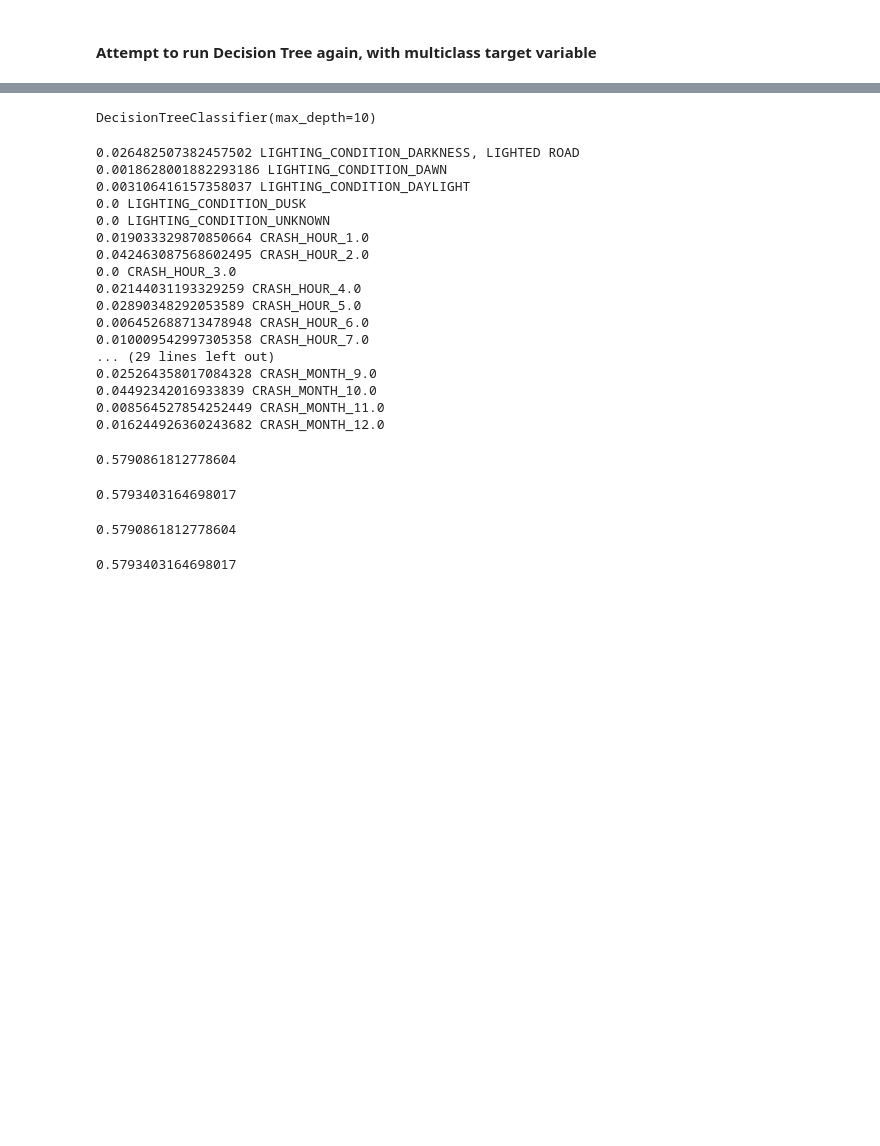
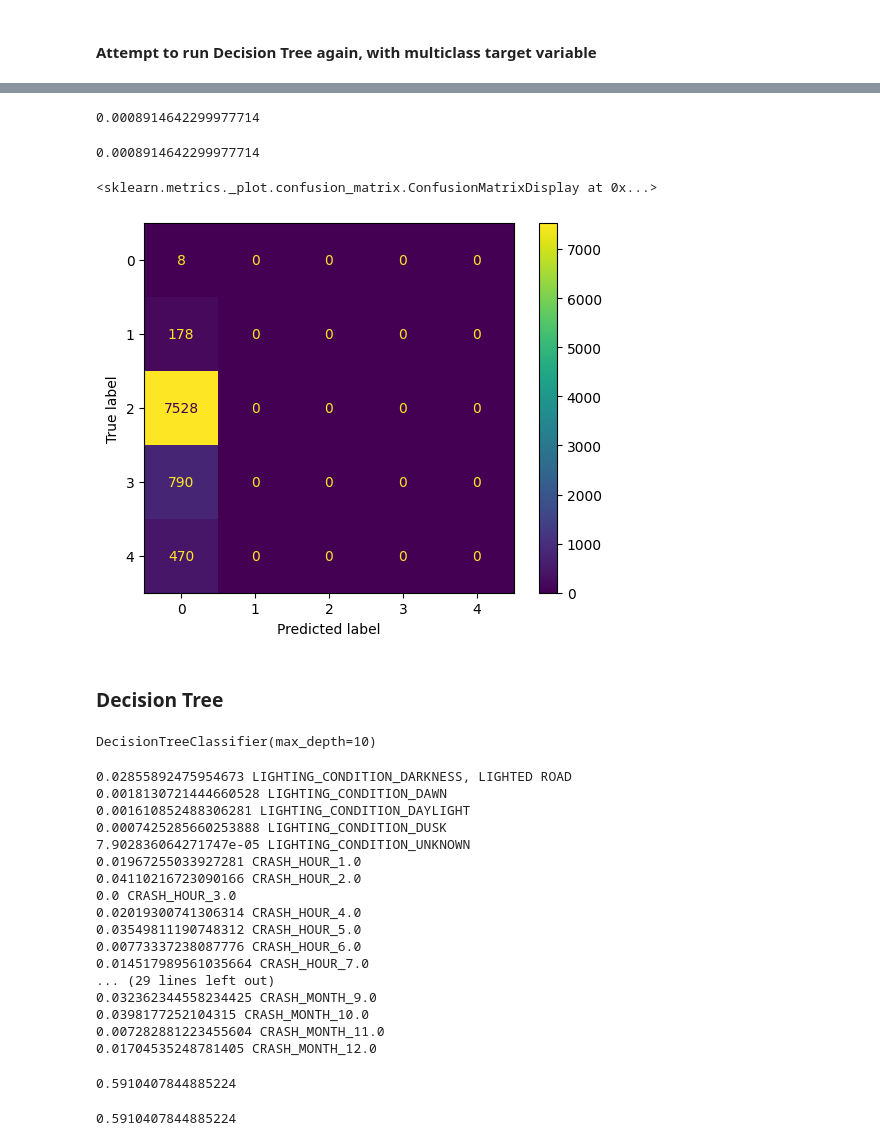
Before and after one commit to SangyunT/Chicago_Car_Crashes_Classification, a Jupyter notebook: Yun_index.ipynb, the cells around one changed output, grey strips where cells are left out. Cells and saved outputs as stored; diff of their text form; code cells hidden in the pictures; blank space fills up the shorter version.

```diff
--- a/Yun_index.ipynb
+++ b/Yun_index.ipynb
@@ -441,0 +448,7 @@ X_resampled_2, y_resampled_2 = smote_2.fit_resample(X_train_encoded_2, y_train_2
+# %%
+from sklearn.dummy import DummyClassifier
+
+dummy_clf = DummyClassifier(strategy="most_frequent")
+dummy_clf.fit(X_resampled_2, y_resampled_2)
+
+y_pred_dummy_clf = dummy_clf.predict(X_test_encoded_2)
@@ -442,3 +472,24 @@ X_resampled_2, y_resampled_2 = smote_2.fit_resample(X_train_encoded_2, y_train_2
+# %%
+from sklearn.metrics import accuracy_score, recall_score, precision_score, f1_score
+
+dummy_clf_accuracy = accuracy_score(y_test_2, y_pred_dummy_clf)
+dummy_clf_accuracy
+# %% [output]
+0.0008914642299977714
+# %%
+dummy_clf_recall = recall_score(y_test_2, y_pred_dummy_clf, average='weighted')
+dummy_clf_recall
+# %% [output]
+0.0008914642299977714
+# %%
+cm_dummy_clf = confusion_matrix(y_test_2, y_pred_dummy_clf)
+disp = ConfusionMatrixDisplay(cm_dummy_clf)
+disp.plot()
+# %% [output]
+<sklearn.metrics._plot.confusion_matrix.ConfusionMatrixDisplay at 0x...>
+[figure, added]
+# %% [markdown]
+### Decision Tree
 # %%
 dt_2 = DecisionTreeClassifier(max_depth=10)
 dt_2.fit(X_resampled_2, y_resampled_2)
@@ -456,43 +506,30 @@ for fi, feature in zip(dt_2.feature_importances_, dt_2.feature_names_in_):
     # feature_imp[feature] = fi
     print(fi, feature)
 # %% [output]
-0.026482507382457502 LIGHTING_CONDITION_DARKNESS, LIGHTED ROAD
-0.0018628001882293186 LIGHTING_CONDITION_DAWN
-0.003106416157358037 LIGHTING_CONDITION_DAYLIGHT
-0.0 LIGHTING_CONDITION_DUSK
-0.0 LIGHTING_CONDITION_UNKNOWN
-0.019033329870850664 CRASH_HOUR_1.0
-0.042463087568602495 CRASH_HOUR_2.0
+0.02855892475954673 LIGHTING_CONDITION_DARKNESS, LIGHTED ROAD
+0.0018130721444660528 LIGHTING_CONDITION_DAWN
+0.001610852488306281 LIGHTING_CONDITION_DAYLIGHT
+0.0007425285660253888 LIGHTING_CONDITION_DUSK
+7.902836064271747e-05 LIGHTING_CONDITION_UNKNOWN
+0.01967255033927281 CRASH_HOUR_1.0
+0.04110216723090166 CRASH_HOUR_2.0
 0.0 CRASH_HOUR_3.0
-0.02144031193329259 CRASH_HOUR_4.0
-0.02890348292053589 CRASH_HOUR_5.0
-0.006452688713478948 CRASH_HOUR_6.0
-0.010009542997305358 CRASH_HOUR_7.0
+0.02019300741306314 CRASH_HOUR_4.0
+0.03549811190748312 CRASH_HOUR_5.0
+0.00773337238087776 CRASH_HOUR_6.0
+0.014517989561035664 CRASH_HOUR_7.0
 ... (29 lines left out)
-0.025264358017084328 CRASH_MONTH_9.0
-0.04492342016933839 CRASH_MONTH_10.0
-0.008564527854252449 CRASH_MONTH_11.0
-0.016244926360243682 CRASH_MONTH_12.0
+0.032362344558234425 CRASH_MONTH_9.0
+0.0398177252104315 CRASH_MONTH_10.0
+0.007282881223455604 CRASH_MONTH_11.0
+0.01704535248781405 CRASH_MONTH_12.0
-# %%
-y_pred_dt_2 = dt_2.predict(X_test_encoded_2)
-y_train_pred_dt_2 = dt_2.predict(X_train_encoded_2)
-
-dt_train_accuracy_2 = accuracy_score(y_train_2, y_train_pred_dt_2)
-dt_train_accuracy_2
-# %% [output]
-0.5790861812778604
 # %%
-dt_accuracy_2 = accuracy_score(y_test_2, y_pred_dt_2)
+dt_accuracy_2 = accuracy_score(y_test_2, y_pred_2)
 dt_accuracy_2
 # %% [output]
-0.5793403164698017
+0.5910407844885224
-# %%
-dt_train_recall_2 = recall_score(y_train_2, y_train_pred_dt_2, average='micro')
-dt_train_recall_2
-# %% [output]
-0.5790861812778604
 # %%
-dt_recall_2 = recall_score(y_test_2, y_pred_dt_2, average='micro')
+dt_recall_2 = recall_score(y_test_2, y_pred_2, average='weighted')
 dt_recall_2
 # %% [output]
-0.5793403164698017
+0.5910407844885224
```
Also changed, not shown: parts of 21 cells of this notebook.
